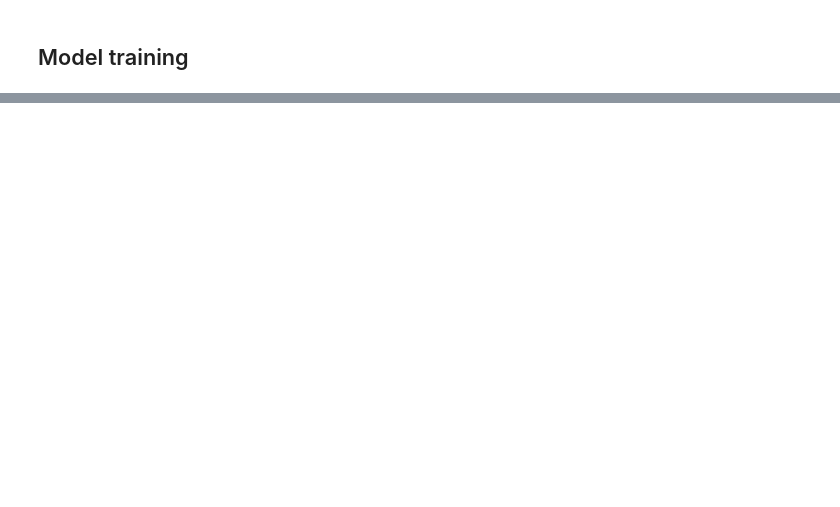
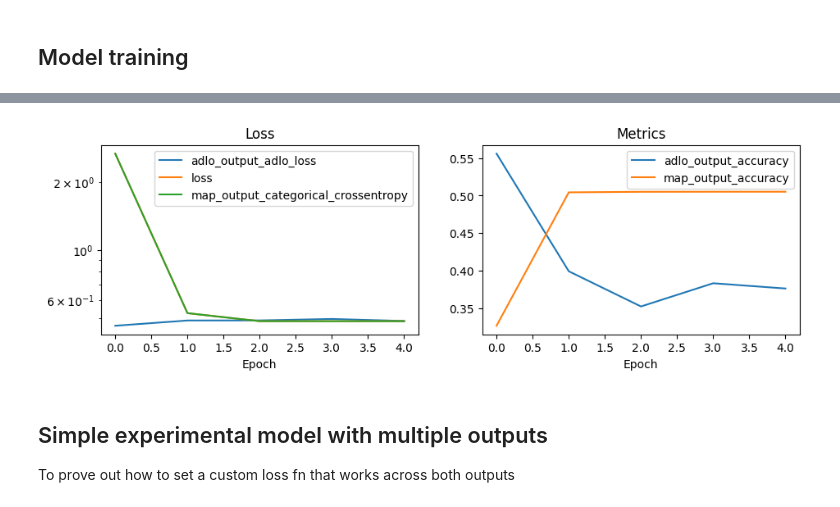
Before and after one commit to malcolmlett/robovac, a Jupyter notebook: Experiment_SLAM_1.ipynb, the cells around one changed output, grey strips where cells are left out. Saved outputs shown, nothing was run; the diff lists cells and outputs as text; code cells hidden in the pictures; blank space fills up the shorter version.

```diff
--- a/Experiment_SLAM_1.ipynb
+++ b/Experiment_SLAM_1.ipynb
@@ -612,0 +613,25 @@ adlo:             [ 1.          0.44466892  0.02184832 -0.17067612]
+# %%
+def display_history(model_history):
+  # identify "losses" vs other metrics
+  loss_keys = [k for k in model_history.history.keys() if 'loss' in k or 'entropy' in k]
+  metric_keys = [k for k in model_history.history.keys() if 'loss' not in k and 'entropy' not in k]
+
+  plt.figure(figsize=(11,3))
+  if len(loss_keys) > 0:
+    plt.subplot(1,2,1)
+    plt.title("Loss")
+    for key in loss_keys:
+      plt.plot(model_history.epoch, model_history.history[key], label=key)
+    plt.legend()
+    plt.yscale('log')
+    plt.xlabel('Epoch')
+
+  if len(metric_keys) > 0:
+    plt.subplot(1,2,2)
+    plt.title("Metrics")
+    for key in metric_keys:
+      plt.plot(model_history.epoch, model_history.history[key], label=key)
+    plt.legend()
+    plt.xlabel('Epoch')
+
+  plt.show()
@@ -680,0 +893,7 @@ Epochs: 5, duration: 29.324874707999697 sec
+# %%
+display_history(model_history)
+# %% [output]
+[figure, added]
+# %% [markdown]
+## Simple experimental model with multiple outputs
+To prove out how to set a custom loss fn that works across both outputs
```
Also changed, not shown: parts of 20 cells of this notebook.
